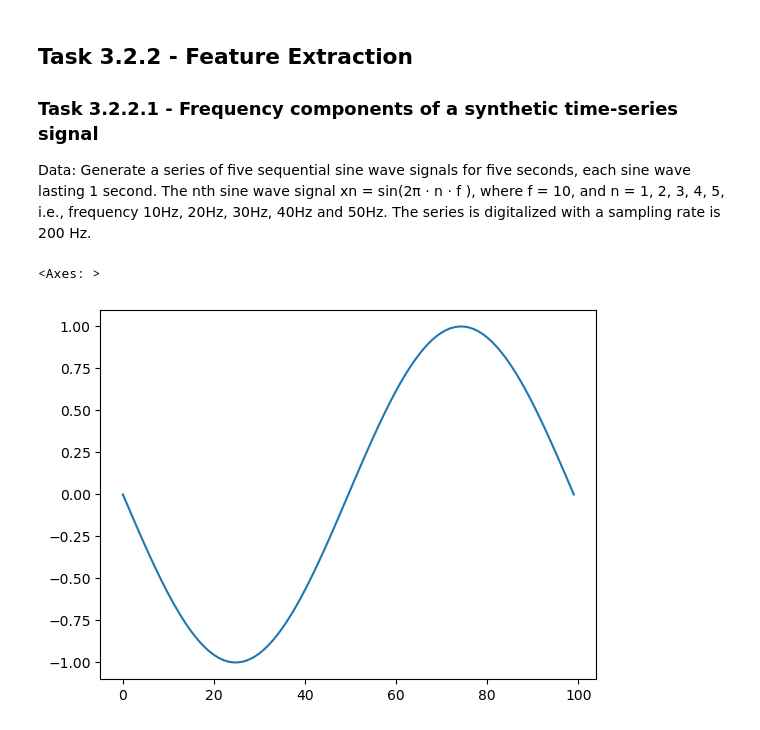
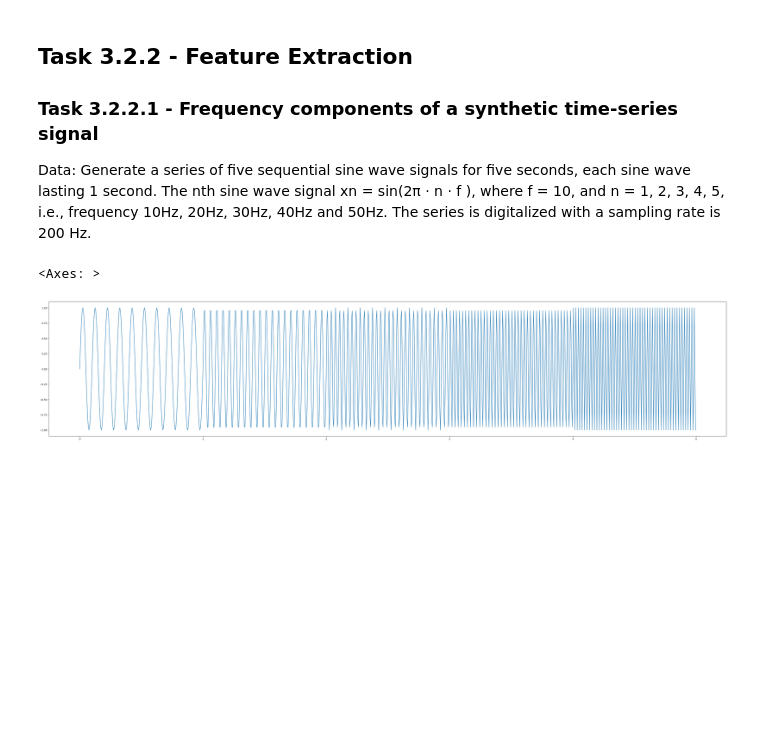
Before and after one commit to JoshSadiq/IL2233, a Jupyter notebook: 1-lab/1-lab.ipynb, the cells around one changed output. Saved outputs shown, nothing was run; the diff lists cells and outputs as text; code cells hidden in the pictures; blank space fills up the shorter version.

Commit message:
made sine waves
Co-authored-by: ludviglarsson19@hotmail.com <ludviglarsson19@hotmail.com>

```diff
--- a/1-lab/1-lab.ipynb
+++ b/1-lab/1-lab.ipynb
@@ -275,11 +275,20 @@ wave lasting 1 second. The nth sine wave signal xn = sin(2π · n · f ), where
 n = 1, 2, 3, 4, 5, i.e., frequency 10Hz, 20Hz, 30Hz, 40Hz and 50Hz. The series is digitalized
 with a sampling rate is 200 Hz.
 # %%
-def gen_sine(freq):
-    return Series(np.sin(np.linspace(-np.pi, np.pi, 100)))
+# Generate sine waves
+def gen_sine(freq_200_0_to_1) -> Series:
+    sine_y = []
+    for i in range(5):
+        sine_y.extend(freq_200_0_to_1.map(
+            lambda t: np.sin(2*np.pi*(i+1)*10*t)
+        ))
+    return Series(sine_y)
 
-sine = gen_sine(10)
-sine.plot()
+x_wave = []
+timestamps = Series(np.linspace(0, 0.995, 200))
+y_values = gen_sine(timestamps)
+y_values.index = np.linspace(0, 4.995, 1000)
+y_values.plot(figsize = (50, 10), kind='line')
 # %% [output]
 <Axes: >
-[figure, old version]
+[figure, new version]
```
